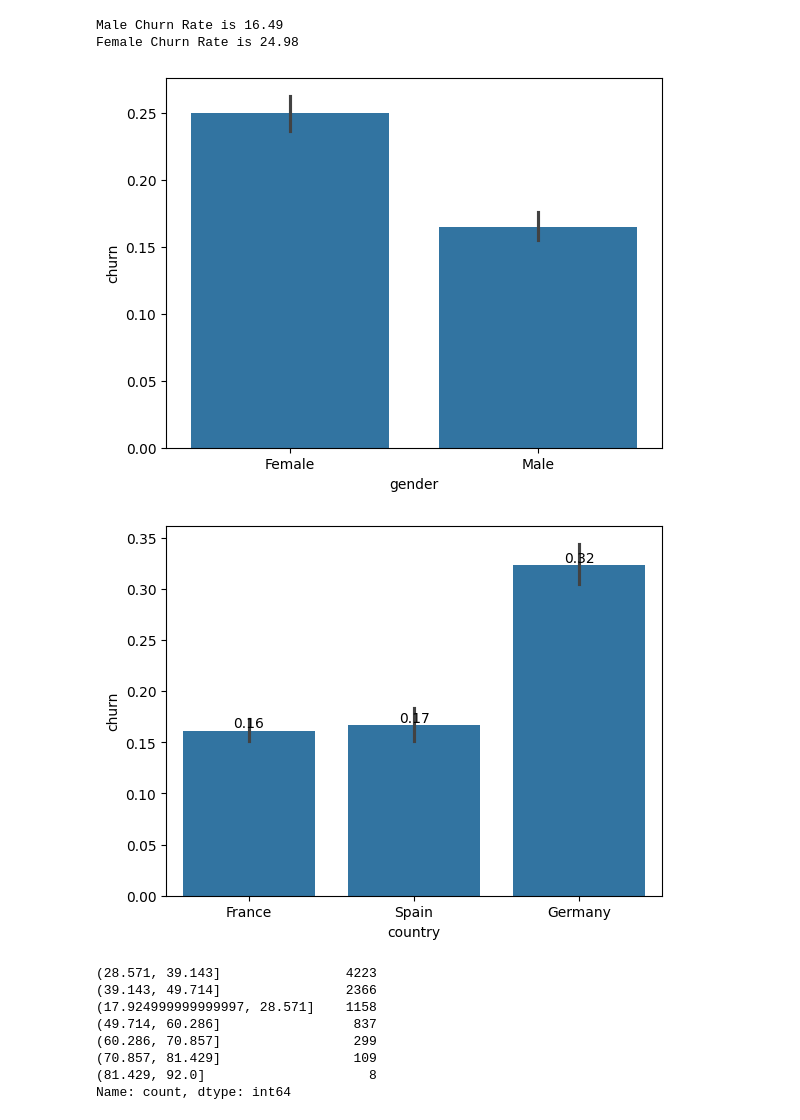
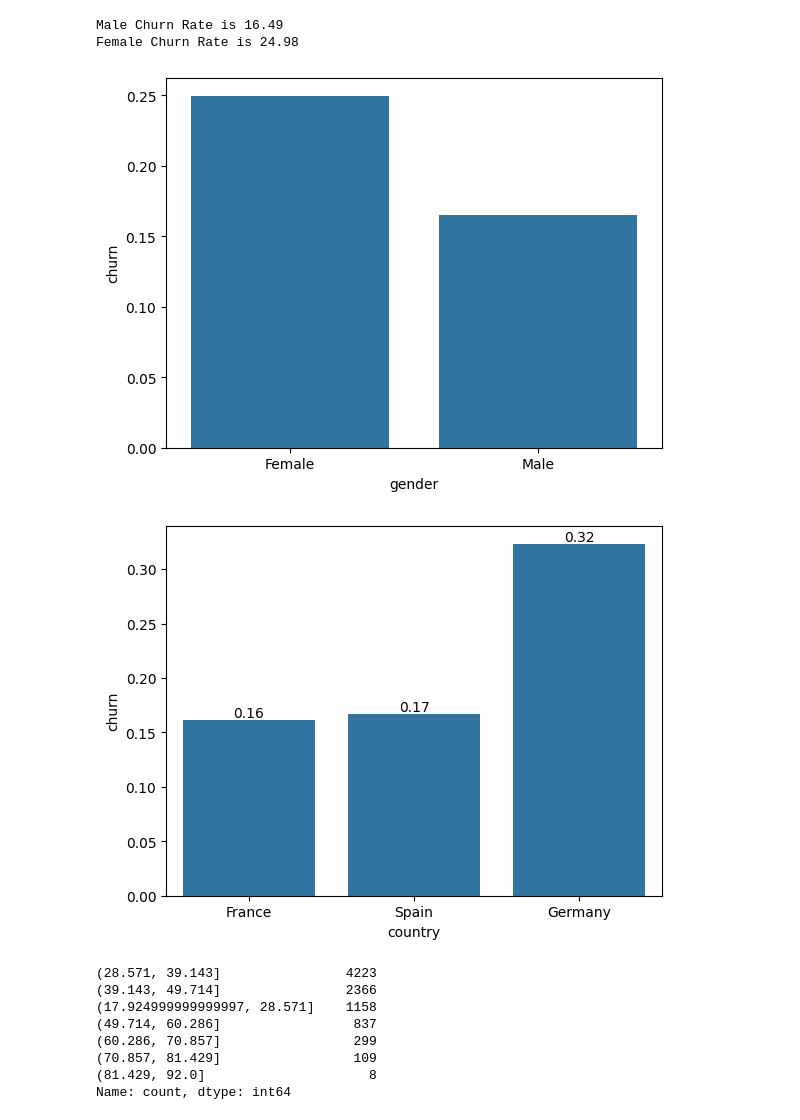
Before and after one commit to mihai20022/EuroBank_International, a Jupyter notebook: notebooks/2_exploratory_data_analysis.ipynb, the cells around one changed output. Saved outputs shown, nothing was run; the diff lists cells and outputs as text; code cells hidden in the pictures.

```diff
--- a/notebooks/2_exploratory_data_analysis.ipynb
+++ b/notebooks/2_exploratory_data_analysis.ipynb
@@ -39,18 +39,18 @@ print(f'Female Churn Rate is {female_churn_rate}')
 Male Churn Rate is 16.49
 Female Churn Rate is 24.98
 # %%
-sns.barplot(data=df, x='gender', y='churn')
+sns.barplot(data=df, x='gender', y='churn',errorbar=None)
 plt.show()
 # %% [output]
-[figure, old version]
+[figure, new version]
 # %%
-ax = sns.barplot(data=df, x='country', y='churn', estimator='mean')
+ax = sns.barplot(data=df, x='country', y='churn', estimator='mean', errorbar=None)
 
 for container in ax.containers:
     ax.bar_label(container=container, fmt='%.2f', label_type='edge')
 plt.show()
 # %% [output]
-[figure, old version]
+[figure, new version]
 # %%
 df['age'].value_counts(bins=7)
 # %% [output]
```
Also changed, not shown: parts of 18 cells of this notebook, 3 other files.
